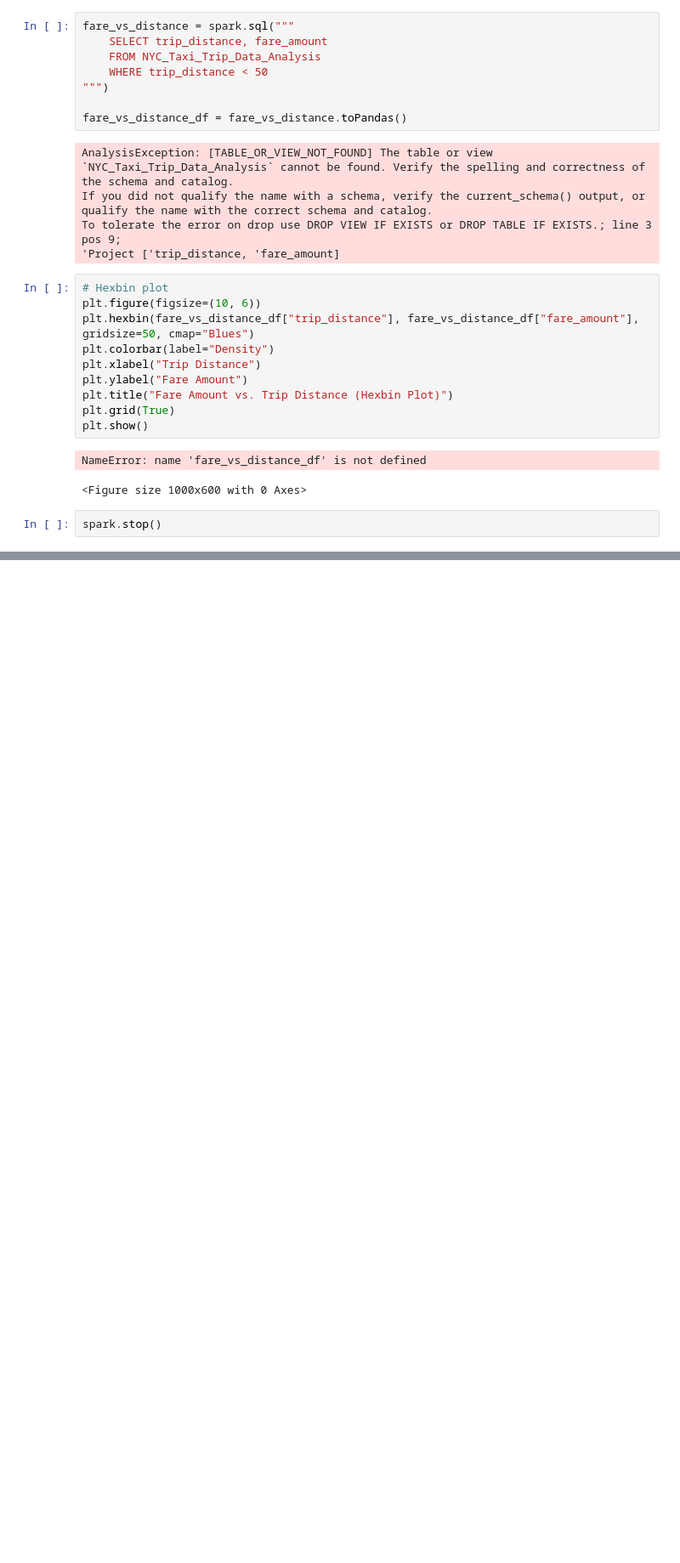
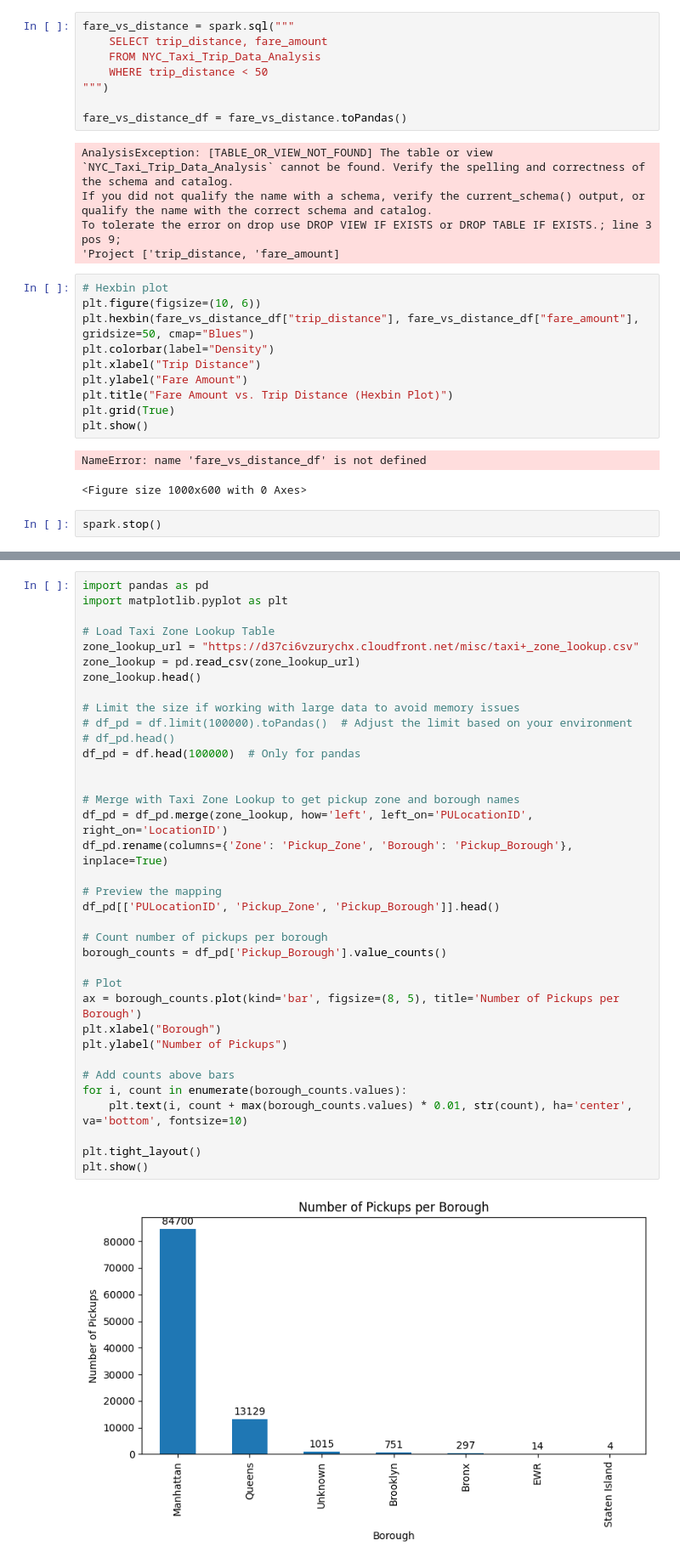
Before and after one commit to mayu99/NYC-Taxi-Data-Analysis-Using-PySpark, a Jupyter notebook: NYC_Taxi_Analysis.ipynb, the cells around one changed output, grey strips where cells are left out. Shown at 85% size. Cells and saved outputs as stored; diff of their text form; blank space fills up the shorter version.

```diff
--- a/NYC_Taxi_Analysis.ipynb
+++ b/NYC_Taxi_Analysis.ipynb
@@ -728,0 +739,38 @@ spark.stop()
+# %%
+import pandas as pd
+import matplotlib.pyplot as plt
+
+# Load Taxi Zone Lookup Table
+zone_lookup_url = "https://d37ci6vzurychx.cloudfront.net/misc/taxi+_zone_lookup.csv"
+zone_lookup = pd.read_csv(zone_lookup_url)
+zone_lookup.head()
+
+# Limit the size if working with large data to avoid memory issues
+# df_pd = df.limit(100000).toPandas()  # Adjust the limit based on your environment
+# df_pd.head()
+df_pd = df.head(100000)  # Only for pandas
+
+
+# Merge with Taxi Zone Lookup to get pickup zone and borough names
+df_pd = df_pd.merge(zone_lookup, how='left', left_on='PULocationID', right_on='LocationID')
+df_pd.rename(columns={'Zone': 'Pickup_Zone', 'Borough': 'Pickup_Borough'}, inplace=True)
+
+# Preview the mapping
+df_pd[['PULocationID', 'Pickup_Zone', 'Pickup_Borough']].head()
+
+# Count number of pickups per borough
+borough_counts = df_pd['Pickup_Borough'].value_counts()
+
+# Plot
+ax = borough_counts.plot(kind='bar', figsize=(8, 5), title='Number of Pickups per Borough')
+plt.xlabel("Borough")
+plt.ylabel("Number of Pickups")
+
+# Add counts above bars
+for i, count in enumerate(borough_counts.values):
+    plt.text(i, count + max(borough_counts.values) * 0.01, str(count), ha='center', va='bottom', fontsize=10)
+
+plt.tight_layout()
+plt.show()
+# %% [output]
+[figure, added]
```
Also changed, not shown: parts of 17 cells of this notebook.
